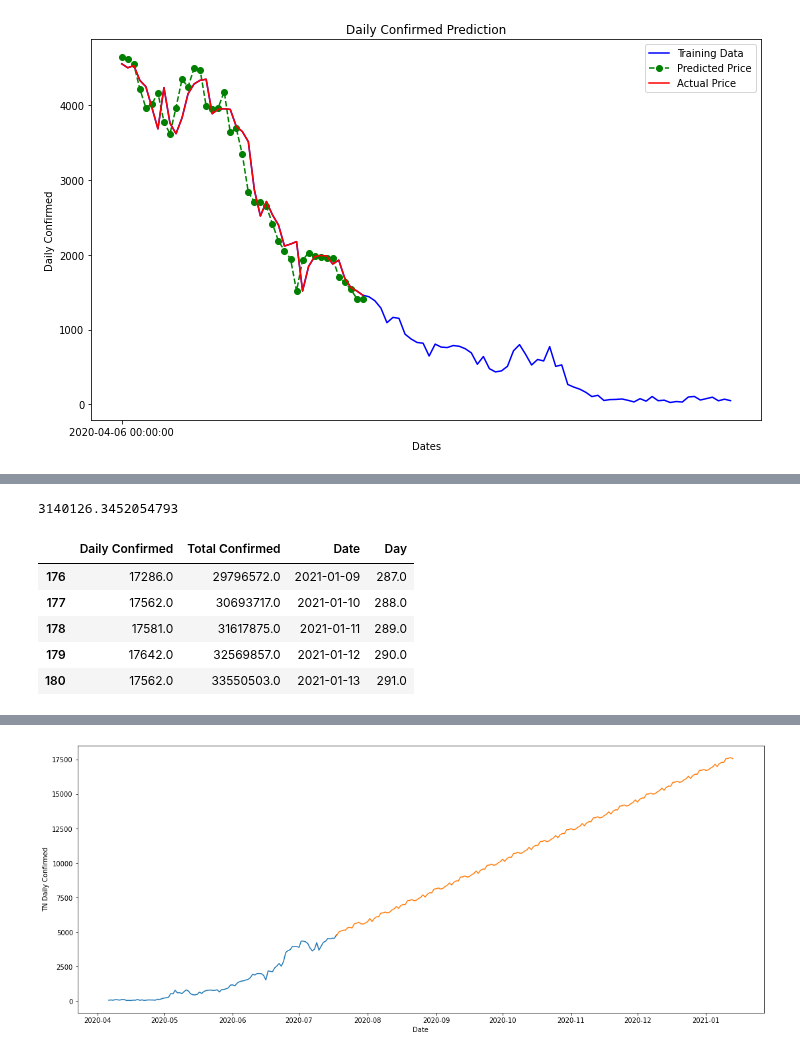
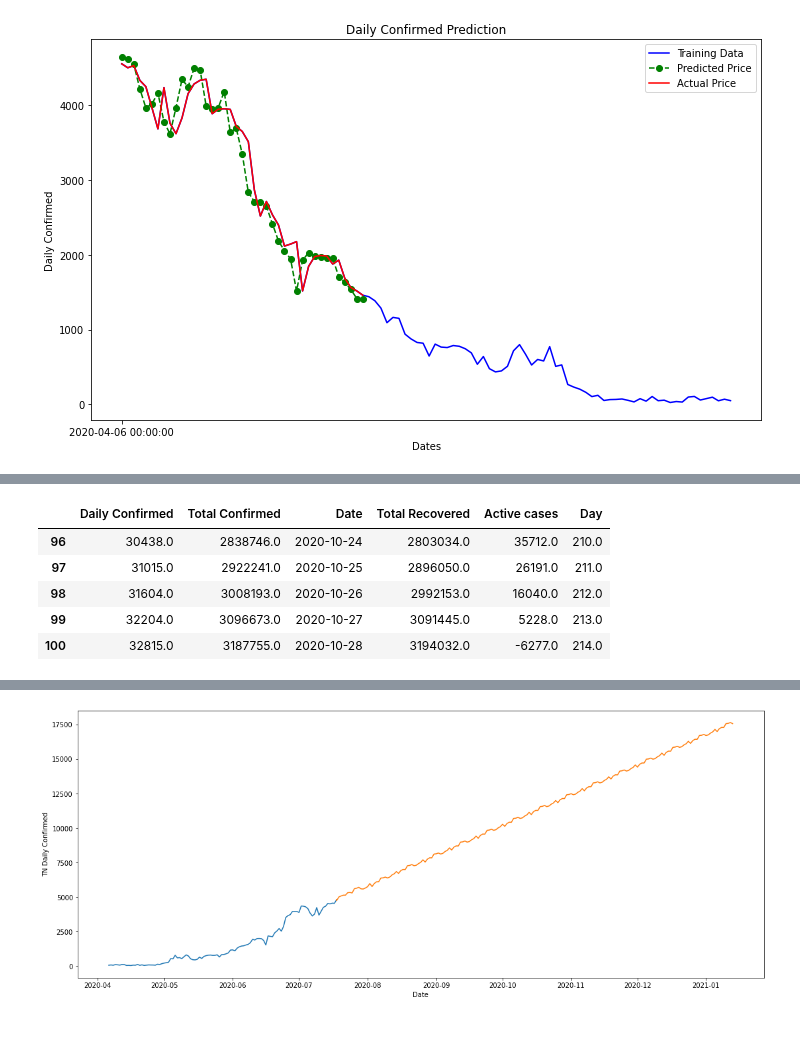
Before and after one commit to skbhere/COVID-19-Case-Forecasting, a Jupyter notebook: 01_TN.ipynb, the cells around one changed output, grey strips where cells are left out. Saved outputs shown, nothing was run; the diff lists cells and outputs as text; code cells hidden in the pictures.

```diff
--- a/01_TN.ipynb
+++ b/01_TN.ipynb
@@ -222,16 +222,5 @@ coefficient of determination for Daily Confirmed  24.514272575181316
-# %%
-coeff = reg1.coef_
-const = reg1.intercept_
-coeff , const
-val = 68000000
-val = val /2
-days = (val  - const) / coeff
-days= int(days)
-days / 365
-# %% [output]
-3140126.3452054793
 # %%
-drange = 180
+drange = 100
 start =len(df) +1
 dval = np.arange(start,start+drange,1)
 dval= np.array(dval)
@@ -247,13 +236,13 @@ import datetime
 base = datetime.date.today() - datetime.timedelta(days=1)
 date_list = [base + datetime.timedelta(days=x) for x in range(drange)]
 
-DConfirmed = forecast(drange+1)
-DConfirmed =DConfirmed[:-1]
-#DConfirmed = np.round_(np.multiply(a4,(np.power(b4,val))))
+# DConfirmed = forecast(drange+1)
+# DConfirmed =DConfirmed[:-1]
+DConfirmed = np.round_(np.multiply(a4,(np.power(b4,val))))
 TConfirmed = np.round_(np.multiply(a1,(np.power(b1,val1))))
 #TConfirmed = np.round_(reg1.predict(dval1))
 #DRecovered = np.round_(np.multiply(a5,(np.power(b5,val))))
-#TRecovered = np.round_(np.multiply(a2,(np.power(b2,val1))))
+TRecovered = np.round_(np.multiply(a2,(np.power(b2,val1))))
 #TRecovered = np.round_(reg2.predict(dval1))
 #DDeceased = np.round_(np.multiply(a6,(np.power(b6,val))))
 #TDeceased = np.round_(np.multiply(a3,(np.power(b3,val1))))
@@ -261,40 +250,42 @@ TConfirmed = np.round_(np.multiply(a1,(np.power(b1,val1))))
 
 # DConfirmed= DConfirmed.flatten()
 # TConfirmed= TConfirmed.flatten()
 # i = 1
 # while i < len(TConfirmed):
 #     DConfirmed[i]=TConfirmed[i]-TConfirmed[i-1]
 #     i += 1
 
 lastD = df['Daily Confirmed'][0]
 lastT = DF['Total Confirmed'][0]
 lastDat = DF['date'][0]
 new_row = pd.DataFrame({'Daily Confirmed':lastD.flatten() ,
                         'Total Confirmed':lastT.flatten(),
                         'Date': pd.to_datetime(lastDat)
                         })
+active = TConfirmed - TRecovered
 #DConfirmed[0]=DF['Total Confirmed'][0]-TConfirmed[0]
 dict = {
         'Date' : date_list,
         'Daily Confirmed': DConfirmed.flatten(),
         'Total Confirmed': TConfirmed.flatten(),
    #     'Daily Recovered': DRecovered.flatten() ,
-    #    'Total Recovered': TRecovered.flatten(),
+        'Total Recovered': TRecovered.flatten(),
+        'Active cases' : active.flatten(),
     #    'Daily Deceased' : DDeceased.flatten(),
      #   'Total Deceased' : TDeceased.flatten(),
         'Day' : dval1.flatten() ,
        }
 final = pd.DataFrame(dict)
 final = pd.concat([new_row, final]).reset_index(drop = True)
 final['Date'] = pd.to_datetime(final['Date'])
 final.tail(5)
 # %% [output]
-|  | Daily Confirmed | Total Confirmed | Date | Day |
-| 176 | 17286.0 | 29796572.0 | 2021-01-09 | 287.0 |
-| 177 | 17562.0 | 30693717.0 | 2021-01-10 | 288.0 |
-| 178 | 17581.0 | 31617875.0 | 2021-01-11 | 289.0 |
-| 179 | 17642.0 | 32569857.0 | 2021-01-12 | 290.0 |
-| 180 | 17562.0 | 33550503.0 | 2021-01-13 | 291.0 |
+|  | Daily Confirmed | Total Confirmed | Date | Total Recovered | Active cases | Day |
+| 96 | 30438.0 | 2838746.0 | 2020-10-24 | 2803034.0 | 35712.0 | 210.0 |
+| 97 | 31015.0 | 2922241.0 | 2020-10-25 | 2896050.0 | 26191.0 | 211.0 |
+| 98 | 31604.0 | 3008193.0 | 2020-10-26 | 2992153.0 | 16040.0 | 212.0 |
+| 99 | 32204.0 | 3096673.0 | 2020-10-27 | 3091445.0 | 5228.0 | 213.0 |
+| 100 | 32815.0 | 3187755.0 | 2020-10-28 | 3194032.0 | -6277.0 | 214.0 |
 # %%
 final.head(5)
 # %% [output]
```
Also changed, not shown: parts of 9 cells of this notebook.
